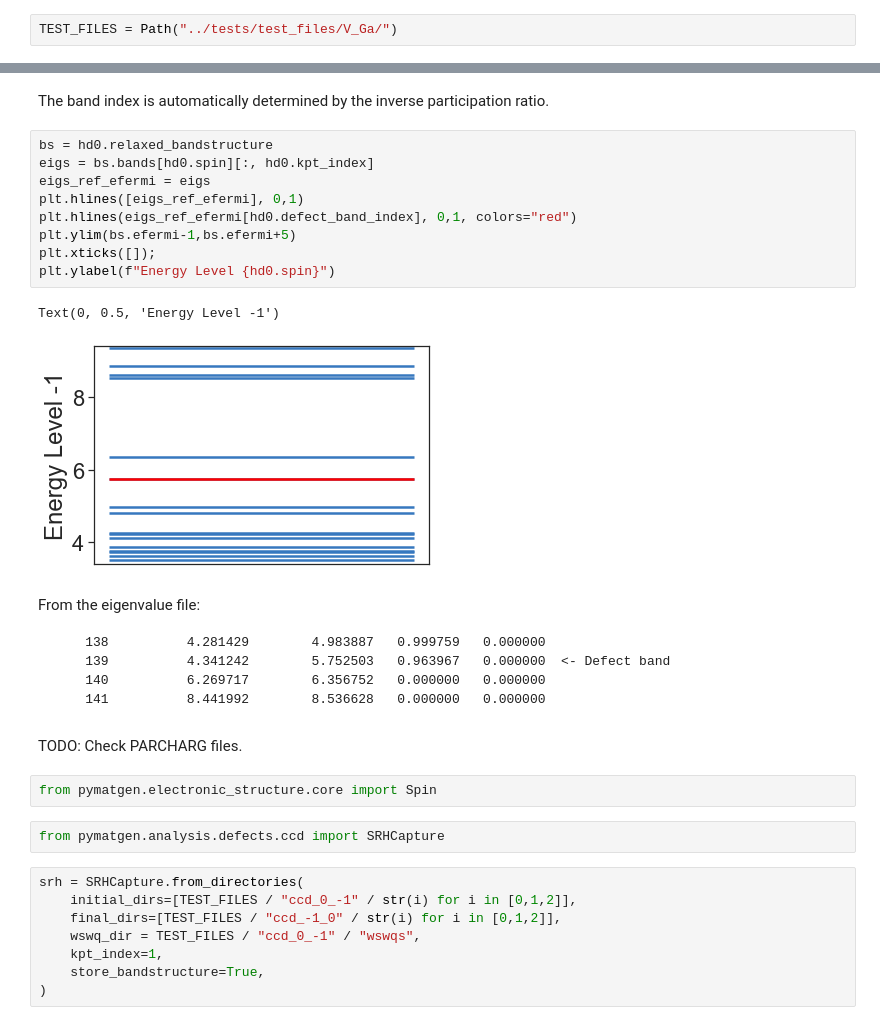
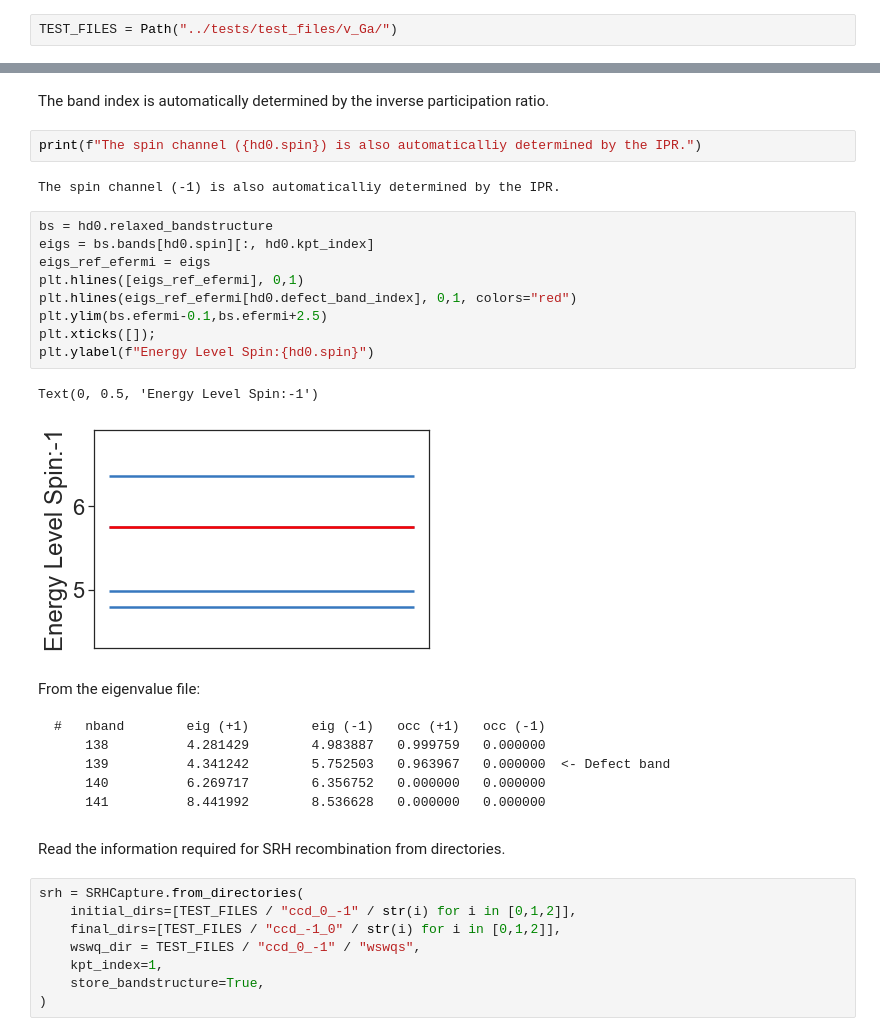
Before and after one commit to materialsproject/pymatgen-analysis-defects, a Jupyter notebook: tutorials/3-nonradiative-capture.ipynb, the cells around one changed output, grey strips where cells are left out. Saved outputs shown, nothing was run; the diff lists cells and outputs as text.

````diff
--- a/tutorials/3-nonradiative-capture.ipynb
+++ b/tutorials/3-nonradiative-capture.ipynb
@@ -9,2 +8,2 @@ from matplotlib import pyplot as plt
 # %%
-TEST_FILES = Path("../tests/test_files/V_Ga/")
+TEST_FILES = Path("../tests/test_files/v_Ga/")
@@ -35,33 +40,34 @@ Text(0, 0.5, 'Energy [meV]')
 [figure]
 # %% [markdown]
 The band index is automatically determined by the inverse participation ratio.
+# %%
+print(f"The spin channel ({hd0.spin}) is also automaticalliy determined by the IPR.")
+# %% [output]
+The spin channel (-1) is also automaticalliy determined by the IPR.
 # %%
 bs = hd0.relaxed_bandstructure
 eigs = bs.bands[hd0.spin][:, hd0.kpt_index]
 eigs_ref_efermi = eigs
 plt.hlines([eigs_ref_efermi], 0,1)
 plt.hlines(eigs_ref_efermi[hd0.defect_band_index], 0,1, colors="red")
-plt.ylim(bs.efermi-1,bs.efermi+5)
+plt.ylim(bs.efermi-0.1,bs.efermi+2.5)
 plt.xticks([]);
-plt.ylabel(f"Energy Level {hd0.spin}")
+plt.ylabel(f"Energy Level Spin:{hd0.spin}")
 # %% [output]
-Text(0, 0.5, 'Energy Level -1')
+Text(0, 0.5, 'Energy Level Spin:-1')
-[figure, old version]
+[figure, new version]
 # %% [markdown]
 From the eigenvalue file:
 
 ```
+#   nband        eig (+1)        eig (-1)   occ (+1)   occ (-1)
     138          4.281429        4.983887   0.999759   0.000000
     139          4.341242        5.752503   0.963967   0.000000  <- Defect band
     140          6.269717        6.356752   0.000000   0.000000
     141          8.441992        8.536628   0.000000   0.000000
 ```
-# %% [markdown]
-TODO: Check PARCHARG files.
-# %%
-from pymatgen.electronic_structure.core import Spin
-# %%
-from pymatgen.analysis.defects.ccd import SRHCapture
+# %% [markdown]
+Read the information required for SRH recombination from directories.
 # %%
 srh = SRHCapture.from_directories(
     initial_dirs=[TEST_FILES / "ccd_0_-1" / str(i) for i in [0,1,2]],
````
Also changed, not shown: parts of 4 cells of this notebook, 4 other files.
